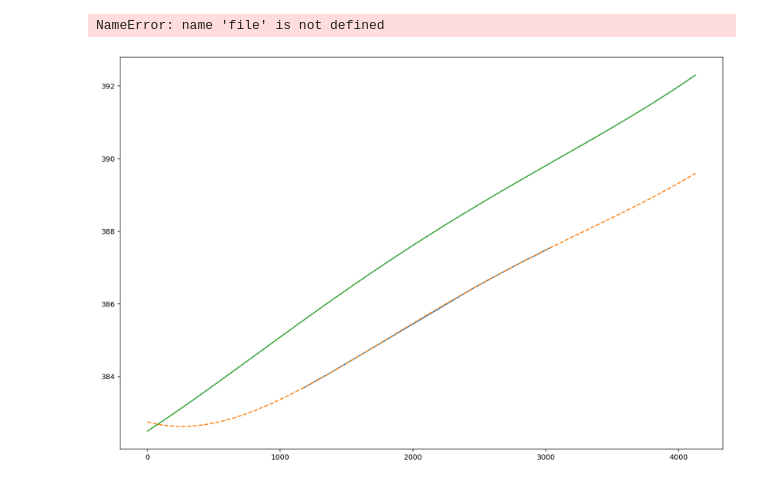
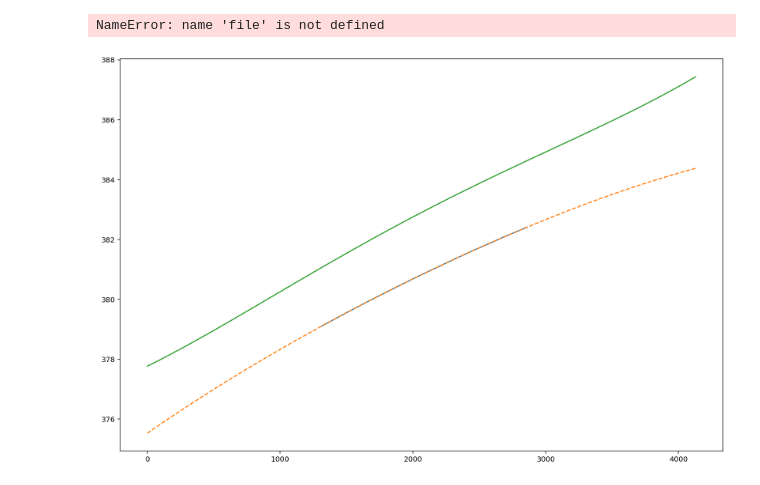
Before and after one commit to svenbuder/velocereduction, a Jupyter notebook: scripts/veloce_luminosa_wavelength_calibration.ipynb, the cells around one changed output. Saved outputs shown, nothing was run; the diff lists cells and outputs as text; code cells hidden in the pictures.

Commit message:
ccd 1 order 160 mine, 161 image

```diff
--- a/scripts/veloce_luminosa_wavelength_calibration.ipynb
+++ b/scripts/veloce_luminosa_wavelength_calibration.ipynb
@@ -96,7 +96,22 @@ for science_object in ['HIP69673']:#science_objects:
                     science_object+'_CCD_1_ORDER_149',
                     science_object+'_CCD_1_ORDER_150',
                     science_object+'_CCD_1_ORDER_151',
+                    science_object+'_CCD_1_ORDER_152',
+                    science_object+'_CCD_1_ORDER_153',
+                    science_object+'_CCD_1_ORDER_154',
                     science_object+'_CCD_1_ORDER_155', # CaHK Doublet
+                    science_object+'_CCD_1_ORDER_156',
+                    science_object+'_CCD_1_ORDER_157',
+                    science_object+'_CCD_1_ORDER_158',
+                    science_object+'_CCD_1_ORDER_159',
+#                     science_object+'_CCD_1_ORDER_160',
+#                     science_object+'_CCD_1_ORDER_161',
+#                     science_object+'_CCD_1_ORDER_162',
+                    science_object+'_CCD_1_ORDER_163',
+                    science_object+'_CCD_1_ORDER_164',
+                    science_object+'_CCD_1_ORDER_165',
+#                     # NA: science_object+'_CCD_1_ORDER_166',
+                    science_object+'_CCD_1_ORDER_167',
                     science_object+'_CCD_2_ORDER_103', # Na Doublet
                     science_object+'_CCD_2_ORDER_104', # Na Doublet
                     science_object+'_CCD_2_ORDER_105', # Na Doublet
@@ -256,7 +306,7 @@ for order in range(1,len(file)):
 # %% [output]
 NameError: name 'file' is not defined
 # %%
-for order_name in ['ccd_1_order_158']:
+for order_name in ['ccd_1_order_160']:
 
     plt.figure(figsize=(15,10))
     wavelength_coefficients = np.loadtxt('../veloce_luminosa_reduction/fixed_arc_positions/'+order_name+'_px_wl.txt',comments='#')
@@ -285,34 +335,34 @@ for order_name in ['ccd_1_order_158']:
     )
 
     try:
         adjusted_coeffs = [
             initial_wavelength_coeffs[order_name][0]-1.,
             initial_wavelength_coeffs[order_name][1]+0.0003,
             initial_wavelength_coeffs[order_name][2],
             initial_wavelength_coeffs[order_name][3],
             initial_wavelength_coeffs[order_name][4]
         ]
     except:
         adjusted_coeffs = [
             initial_wavelength_coeffs[order_name][0]-1.5,
             initial_wavelength_coeffs[order_name][1]+0.0003,
             initial_wavelength_coeffs[order_name][2],
             initial_wavelength_coeffs[order_name][3],
             0.0
         ]
 
     ydata = fourth_order(np.linspace(0,4128,100), *adjusted_coeffs)
 
 #     plt.ylim(np.min(ydata),np.max(ydata))
 
     plt.plot(
         np.linspace(0,4128,100),
         ydata
     )
     plt.show()
     plt.close()
 # %% [output]
-[figure, old version]
+[figure, new version]
 # %%
 def gaussian(x, b, A, mu, sigma):
     return b + A * np.exp(-(x - mu)**2 / (2 * sigma**2))
```
Also changed, not shown: parts of 1 cell of this notebook, 1 other file.
